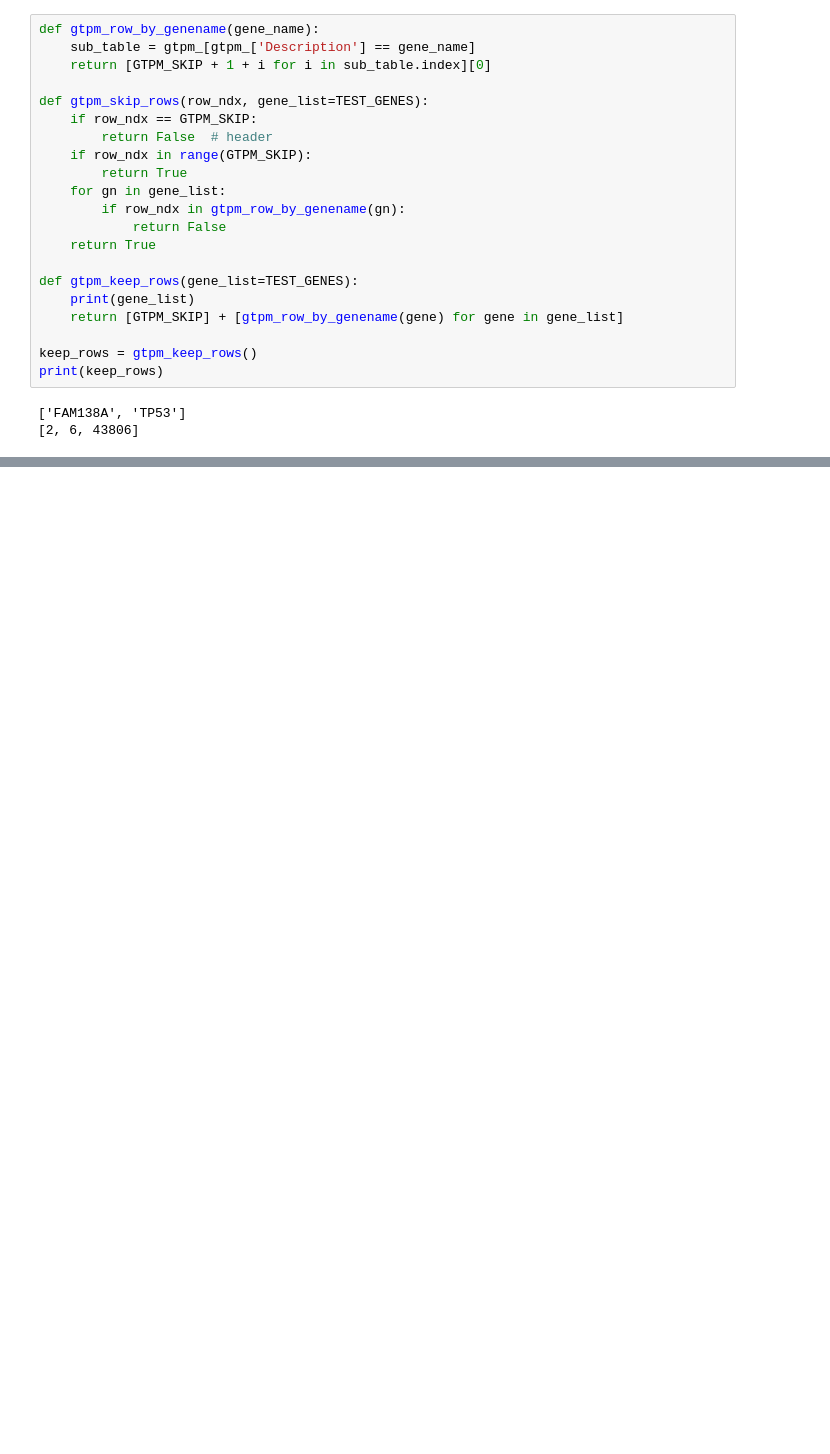
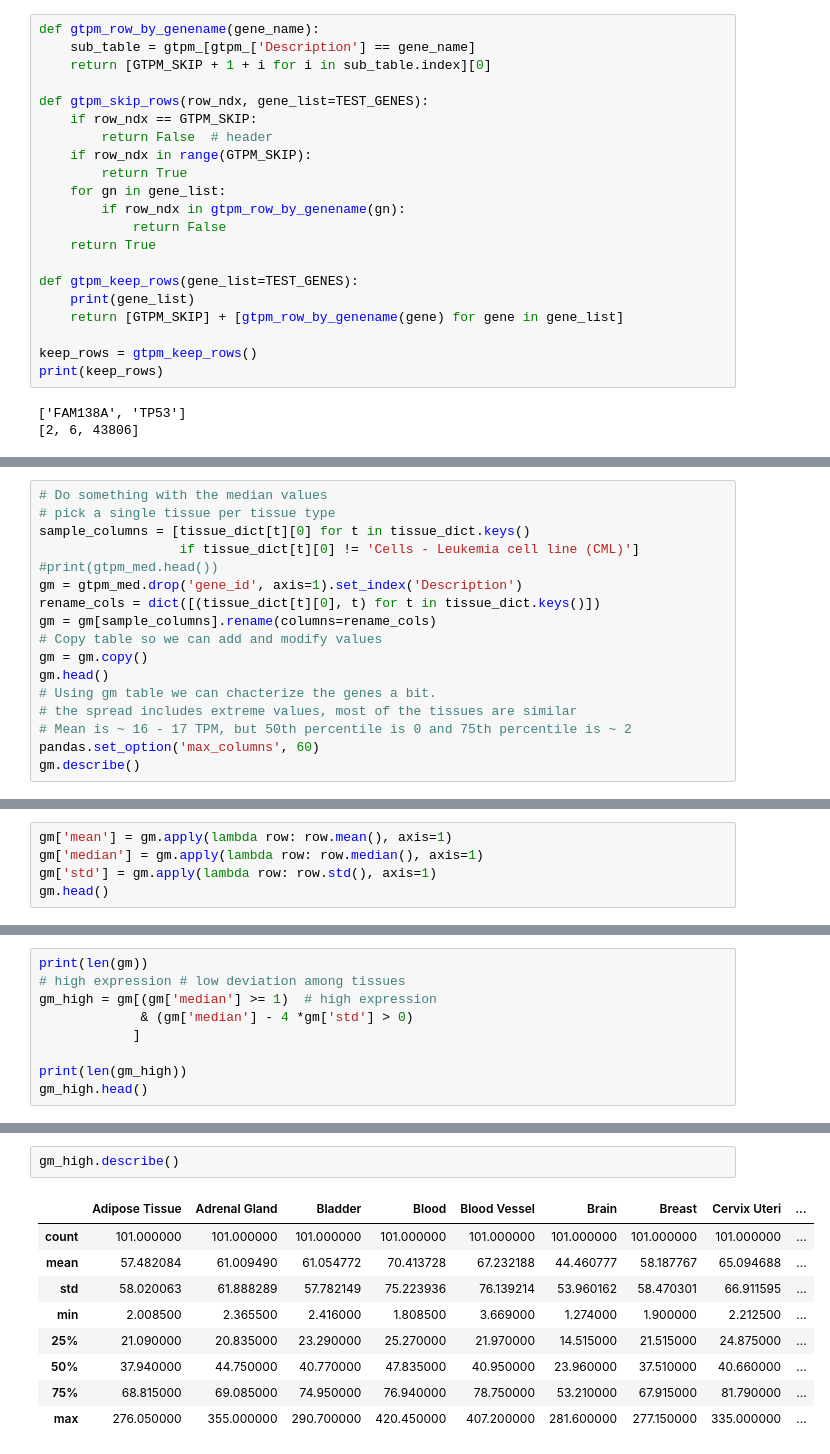
Before and after one commit to dustinbleile/Xpress, a Jupyter notebook: GTEx.ipynb, the cells around one changed output, grey strips where cells are left out. Cells and saved outputs as stored; diff of their text form; blank space fills up the shorter version.

Commit message:
messing with median by tissue

```diff
--- a/GTEx.ipynb
+++ b/GTEx.ipynb
@@ -195,0 +161,17 @@ Index(['count', 'mean', 'std', 'min', '25%', '50%', '75%', 'max'], dtype='object
+# %%
+# Do something with the median values
+# pick a single tissue per tissue type
+sample_columns = [tissue_dict[t][0] for t in tissue_dict.keys()
+                  if tissue_dict[t][0] != 'Cells - Leukemia cell line (CML)']
+#print(gtpm_med.head())
+gm = gtpm_med.drop('gene_id', axis=1).set_index('Description')
+rename_cols = dict([(tissue_dict[t][0], t) for t in tissue_dict.keys()])
+gm = gm[sample_columns].rename(columns=rename_cols)
+# Copy table so we can add and modify values
+gm = gm.copy()
+gm.head()
+# Using gm table we can chacterize the genes a bit.
+# the spread includes extreme values, most of the tissues are similar
+# Mean is ~ 16 - 17 TPM, but 50th percentile is 0 and 75th percentile is ~ 2
+pandas.set_option('max_columns', 60)
+gm.describe()
@@ -195,0 +186,5 @@ Index(['count', 'mean', 'std', 'min', '25%', '50%', '75%', 'max'], dtype='object
+# %%
+gm['mean'] = gm.apply(lambda row: row.mean(), axis=1)
+gm['median'] = gm.apply(lambda row: row.median(), axis=1)
+gm['std'] = gm.apply(lambda row: row.std(), axis=1)
+gm.head()
@@ -195,0 +199,9 @@ Index(['count', 'mean', 'std', 'min', '25%', '50%', '75%', 'max'], dtype='object
+# %%
+print(len(gm))
+# high expression # low deviation among tissues
+gm_high = gm[(gm['median'] >= 1)  # high expression
+             & (gm['median'] - 4 *gm['std'] > 0)
+            ]
+
+print(len(gm_high))
+gm_high.head()
@@ -196,3 +218,15 @@ Index(['count', 'mean', 'std', 'min', '25%', '50%', '75%', 'max'], dtype='object
+# %%
+gm_high.describe()
+# %% [output]
+|  | Adipose Tissue | Adrenal Gland | Bladder | Blood | Blood Vessel | Brain | Breast | Cervix Uteri | ... |
+| count | 101.000000 | 101.000000 | 101.000000 | 101.000000 | 101.000000 | 101.000000 | 101.000000 | 101.000000 | ... |
+| mean | 57.482084 | 61.009490 | 61.054772 | 70.413728 | 67.232188 | 44.460777 | 58.187767 | 65.094688 | ... |
+| std | 58.020063 | 61.888289 | 57.782149 | 75.223936 | 76.139214 | 53.960162 | 58.470301 | 66.911595 | ... |
+| min | 2.008500 | 2.365500 | 2.416000 | 1.808500 | 3.669000 | 1.274000 | 1.900000 | 2.212500 | ... |
+| 25% | 21.090000 | 20.835000 | 23.290000 | 25.270000 | 21.970000 | 14.515000 | 21.515000 | 24.875000 | ... |
+| 50% | 37.940000 | 44.750000 | 40.770000 | 47.835000 | 40.950000 | 23.960000 | 37.510000 | 40.660000 | ... |
+| 75% | 68.815000 | 69.085000 | 74.950000 | 76.940000 | 78.750000 | 53.210000 | 67.915000 | 81.790000 | ... |
+| max | 276.050000 | 355.000000 | 290.700000 | 420.450000 | 407.200000 | 281.600000 | 277.150000 | 335.000000 | ... |
 # %%
 
 gt = gtpm[gtpm.columns[1:]]
```
Also changed, not shown: parts of 15 cells of this notebook.
